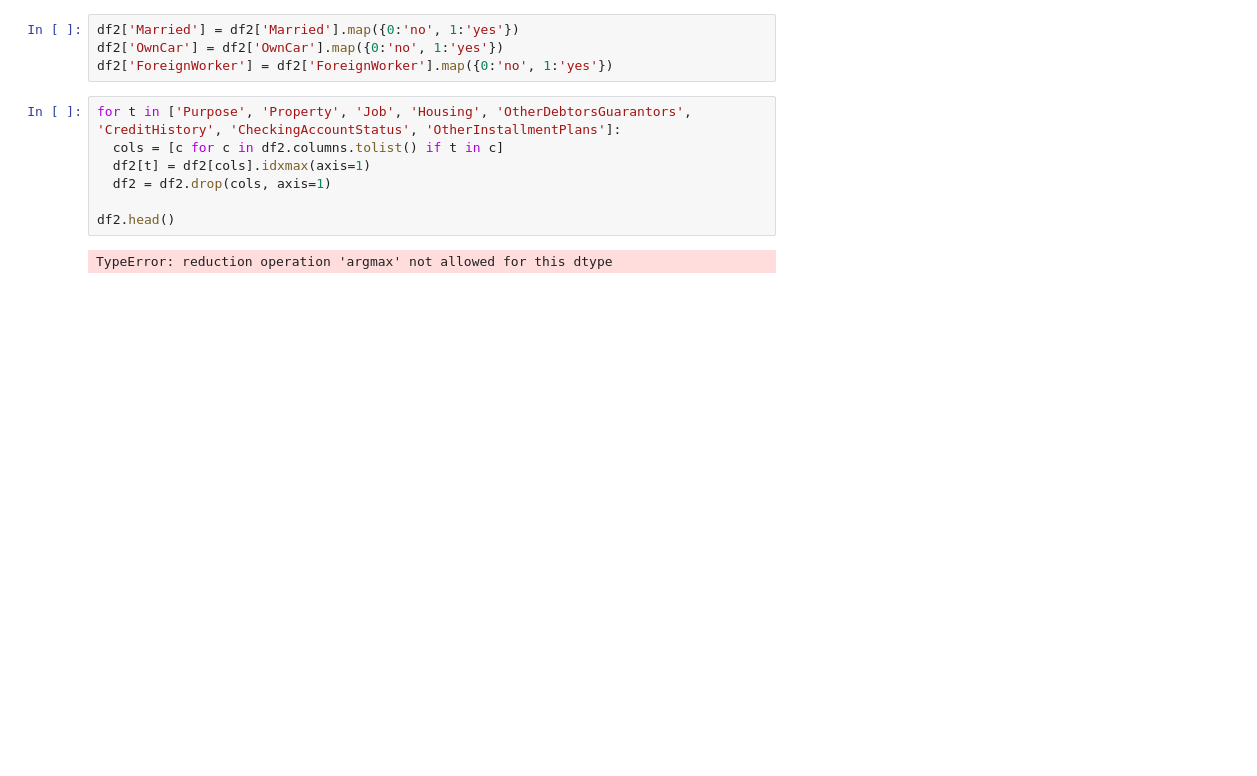
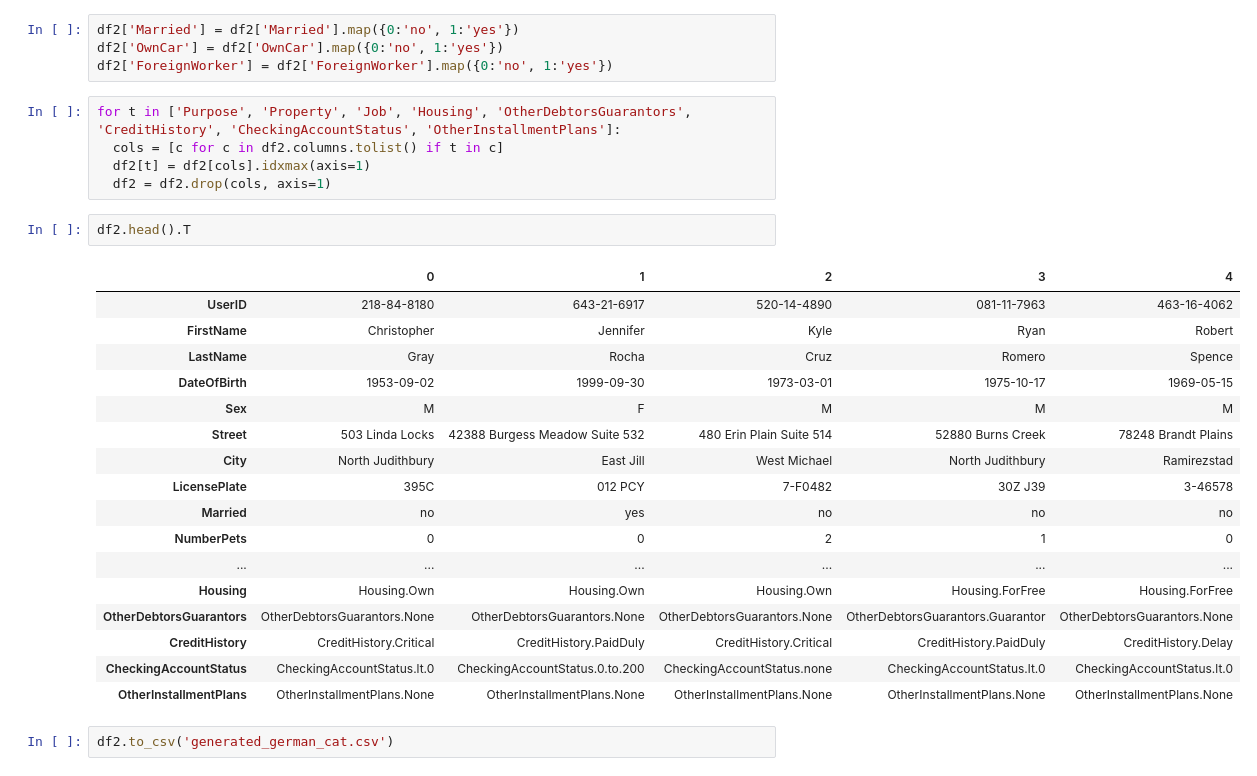
Before and after one commit to stepthom/869_course, a Jupyter notebook: data/generate_german.ipynb, the cells around one changed output. Cells and saved outputs as stored; diff of their text form; blank space fills up the shorter version.

```diff
--- a/data/generate_german.ipynb
+++ b/data/generate_german.ipynb
@@ -206,7 +206,25 @@ for t in ['Purpose', 'Property', 'Job', 'Housing', 'OtherDebtorsGuarantors', 'Cr
   cols = [c for c in df2.columns.tolist() if t in c]
   df2[t] = df2[cols].idxmax(axis=1)
   df2 = df2.drop(cols, axis=1)
-
-df2.head()
-# %% [output]
-TypeError: reduction operation 'argmax' not allowed for this dtype
+# %%
+df2.head().T
+# %% [output]
+|  | 0 | 1 | 2 | 3 | 4 |
+| UserID | 218-84-8180 | 643-21-6917 | 520-14-4890 | 081-11-7963 | 463-16-4062 |
+| FirstName | Christopher | Jennifer | Kyle | Ryan | Robert |
+| LastName | Gray | Rocha | Cruz | Romero | Spence |
+| DateOfBirth | 1953-09-02 | 1999-09-30 | 1973-03-01 | 1975-10-17 | 1969-05-15 |
+| Sex | M | F | M | M | M |
+| Street | 503 Linda Locks | 42388 Burgess Meadow Suite 532 | 480 Erin Plain Suite 514 | 52880 Burns Creek | 78248 Brandt Plains |
+| City | North Judithbury | East Jill | West Michael | North Judithbury | Ramirezstad |
+| LicensePlate | 395C | 012 PCY | 7-F0482 | 30Z J39 | 3-46578 |
+| Married | no | yes | no | no | no |
+| NumberPets | 0 | 0 | 2 | 1 | 0 |
+| ... | ... | ... | ... | ... | ... |
+| Housing | Housing.Own | Housing.Own | Housing.Own | Housing.ForFree | Housing.ForFree |
+| OtherDebtorsGuarantors | OtherDebtorsGuarantors.None | OtherDebtorsGuarantors.None | OtherDebtorsGuarantors.None | OtherDebtorsGuarantors.Guarantor | OtherDebtorsGuarantors.None |
+| CreditHistory | CreditHistory.Critical | CreditHistory.PaidDuly | CreditHistory.Critical | CreditHistory.PaidDuly | CreditHistory.Delay |
+| CheckingAccountStatus | CheckingAccountStatus.lt.0 | CheckingAccountStatus.0.to.200 | CheckingAccountStatus.none | CheckingAccountStatus.lt.0 | CheckingAccountStatus.lt.0 |
+| OtherInstallmentPlans | OtherInstallmentPlans.None | OtherInstallmentPlans.None | OtherInstallmentPlans.None | OtherInstallmentPlans.None | OtherInstallmentPlans.None |
+# %%
+df2.to_csv('generated_german_cat.csv')
```
Also changed, not shown: 1 other file.
